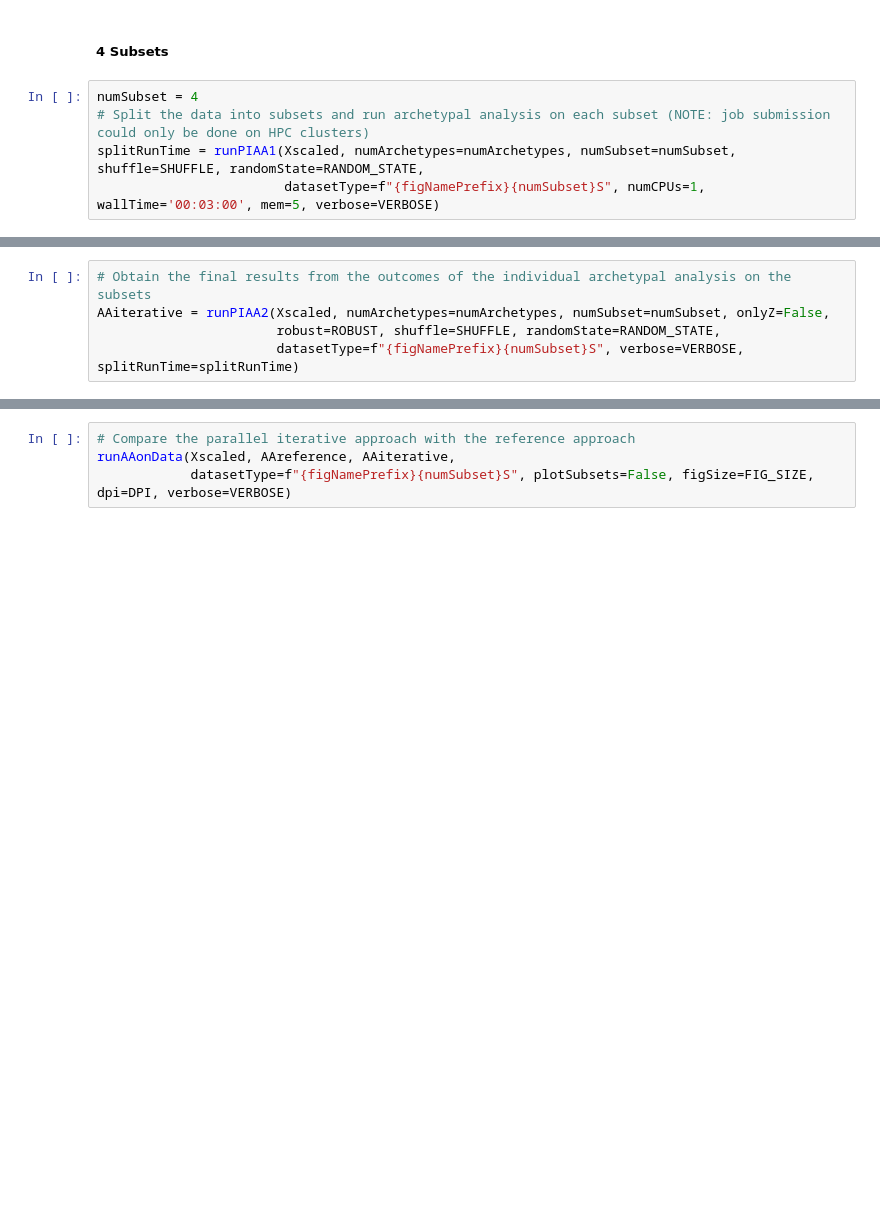
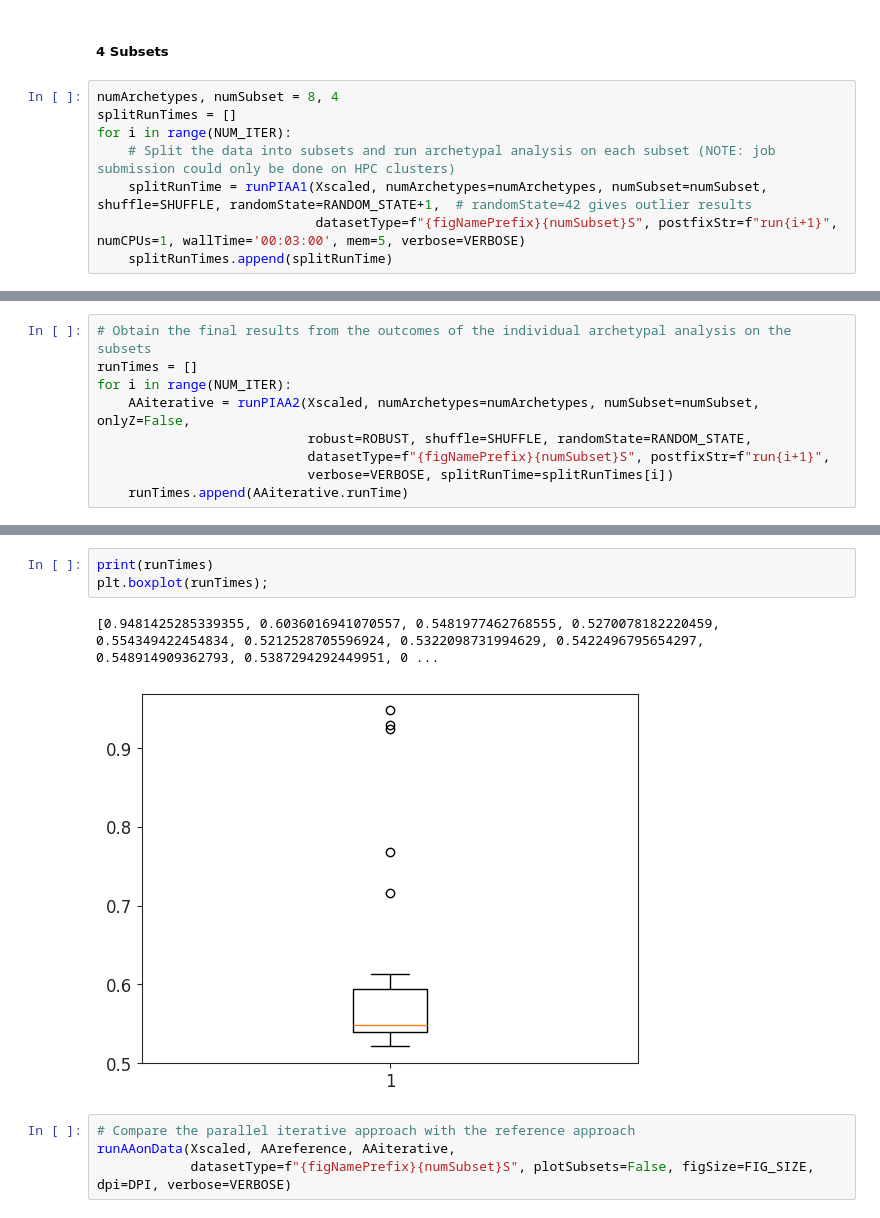
Before and after one commit to Jon-Ting/iteraa, a Jupyter notebook: docs/piaaDemo.ipynb, the cells around one changed output, grey strips where cells are left out. Drawn from its saved outputs; the diff is of its cells as text; blank space fills up the shorter version.

```diff
--- a/docs/piaaDemo.ipynb
+++ b/docs/piaaDemo.ipynb
@@ -548,10 +604,13 @@ runAAonData(Xscaled, AAreference, AAiterative,
 # %% [markdown]
 ##### 4 Subsets
 # %%
-numSubset = 4
-# Split the data into subsets and run archetypal analysis on each subset (NOTE: job submission could only be done on HPC clusters)
-splitRunTime = runPIAA1(Xscaled, numArchetypes=numArchetypes, numSubset=numSubset, shuffle=SHUFFLE, randomState=RANDOM_STATE,
-                        datasetType=f"{figNamePrefix}{numSubset}S", numCPUs=1, wallTime='00:03:00', mem=5, verbose=VERBOSE)
+numArchetypes, numSubset = 8, 4
+splitRunTimes = []
+for i in range(NUM_ITER):
+    # Split the data into subsets and run archetypal analysis on each subset (NOTE: job submission could only be done on HPC clusters)
+    splitRunTime = runPIAA1(Xscaled, numArchetypes=numArchetypes, numSubset=numSubset, shuffle=SHUFFLE, randomState=RANDOM_STATE+1,  # randomState=42 gives outlier results
+                            datasetType=f"{figNamePrefix}{numSubset}S", postfixStr=f"run{i+1}", numCPUs=1, wallTime='00:03:00', mem=5, verbose=VERBOSE)
+    splitRunTimes.append(splitRunTime)
 # %% [output]
 Splitting data into 4 subsets...
   Subset 1
@@ -562,6 +632,10 @@ Time spent on subset-splitting: 0.004 s
 # %%
 # Obtain the final results from the outcomes of the individual archetypal analysis on the subsets
-AAiterative = runPIAA2(Xscaled, numArchetypes=numArchetypes, numSubset=numSubset, onlyZ=False,
-                       robust=ROBUST, shuffle=SHUFFLE, randomState=RANDOM_STATE,
-                       datasetType=f"{figNamePrefix}{numSubset}S", verbose=VERBOSE, splitRunTime=splitRunTime)
+runTimes = []
+for i in range(NUM_ITER):
+    AAiterative = runPIAA2(Xscaled, numArchetypes=numArchetypes, numSubset=numSubset, onlyZ=False,
+                           robust=ROBUST, shuffle=SHUFFLE, randomState=RANDOM_STATE,
+                           datasetType=f"{figNamePrefix}{numSubset}S", postfixStr=f"run{i+1}",
+                           verbose=VERBOSE, splitRunTime=splitRunTimes[i])
+    runTimes.append(AAiterative.runTime)
 # %% [output]
@@ -585,3 +659,9 @@ Parallel iterative archetypal analysis 4 subsets execution time: 0.799 s
+# %%
+print(runTimes)
+plt.boxplot(runTimes);
+# %% [output]
+[0.9481425285339355, 0.6036016941070557, 0.5481977462768555, 0.5270078182220459, 0.554349422454834, 0.5212528705596924, 0.5322098731994629, 0.5422496795654297, 0.548914909362793, 0.5387294292449951, 0 ...
+[figure, added]
 # %%
 # Compare the parallel iterative approach with the reference approach
 runAAonData(Xscaled, AAreference, AAiterative,
```
Also changed, not shown: parts of 14 cells of this notebook, 2 other files.
